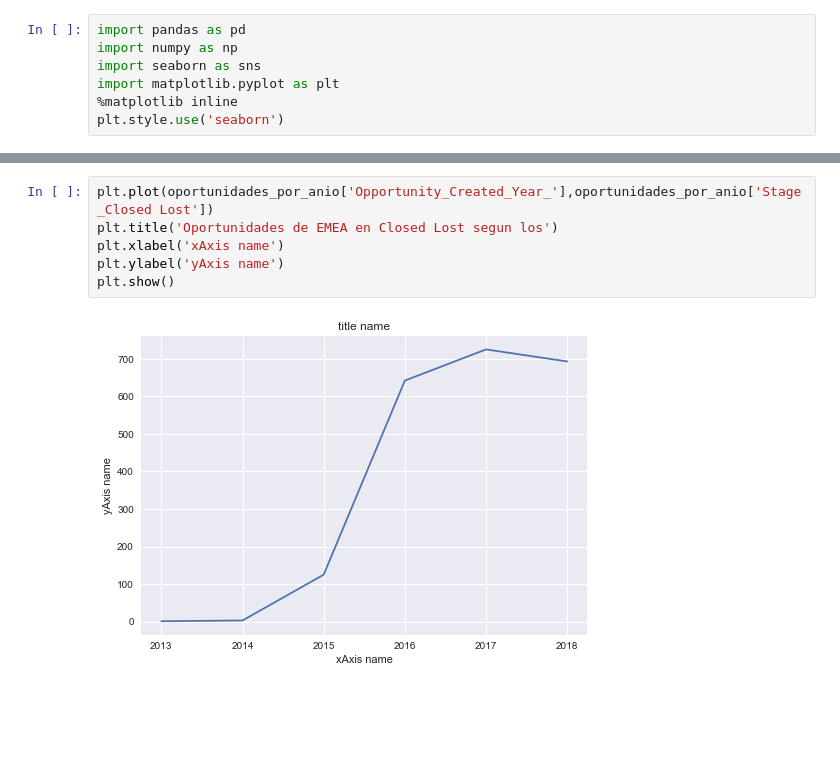
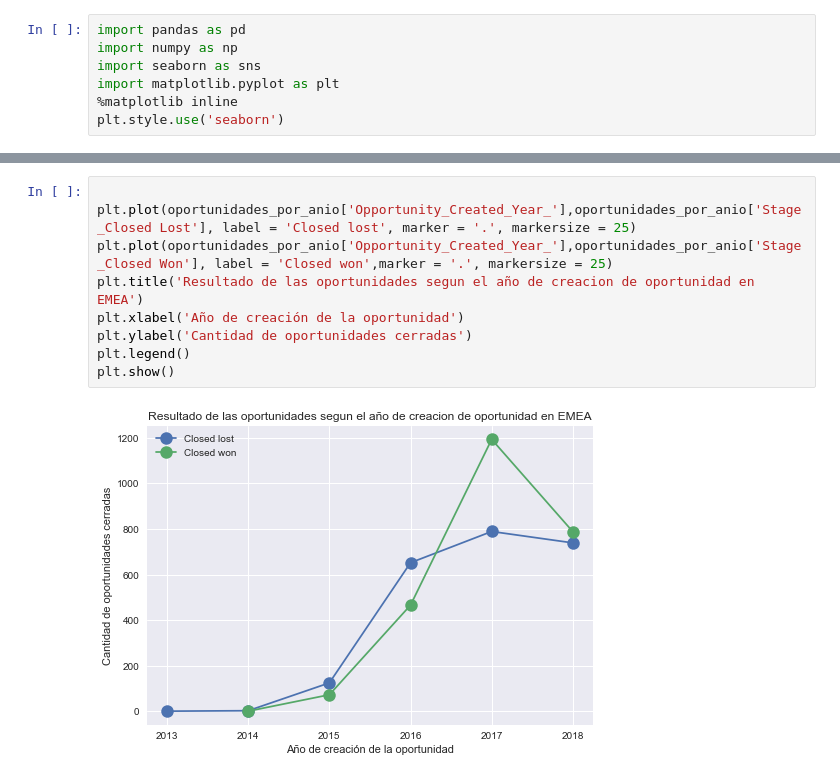
Before and after one commit to federicoburman/OrgaDatos, a Jupyter notebook: Analisis_temporal.ipynb, the cells around one changed output, grey strips where cells are left out. Saved outputs shown, nothing was run; the diff lists cells and outputs as text; blank space fills up the shorter version.

```diff
--- a/Analisis_temporal.ipynb
+++ b/Analisis_temporal.ipynb
@@ -61,8 +58,11 @@ oportunidades_por_anio
-# %%
-plt.plot(oportunidades_por_anio['Opportunity_Created_Year_'],oportunidades_por_anio['Stage_Closed Lost'])
-plt.title('Oportunidades de EMEA en Closed Lost segun los')
-plt.xlabel('xAxis name')
-plt.ylabel('yAxis name')
-plt.show()
-# %% [output]
-[figure, removed]
+# %%
+
+plt.plot(oportunidades_por_anio['Opportunity_Created_Year_'],oportunidades_por_anio['Stage_Closed Lost'], label = 'Closed lost', marker = '.', markersize = 25)
+plt.plot(oportunidades_por_anio['Opportunity_Created_Year_'],oportunidades_por_anio['Stage_Closed Won'], label = 'Closed won',marker = '.', markersize = 25)
+plt.title('Resultado de las oportunidades segun el año de creacion de oportunidad en EMEA')
+plt.xlabel('Año de creación de la oportunidad')
+plt.ylabel('Cantidad de oportunidades cerradas')
+plt.legend()
+plt.show()
+# %% [output]
+[figure, added]
```
Also changed, not shown: parts of 9 cells of this notebook.
